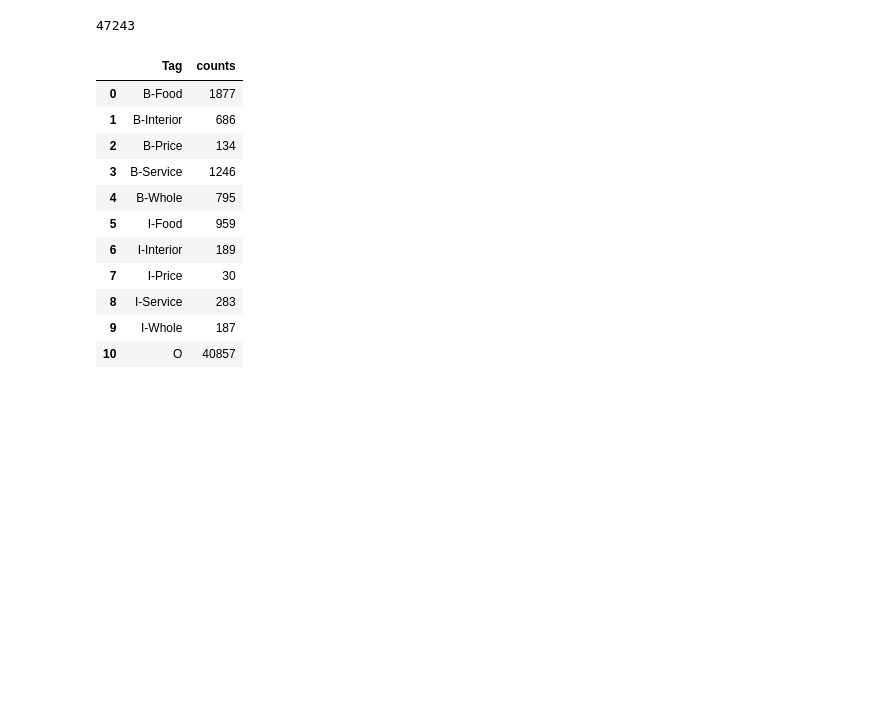
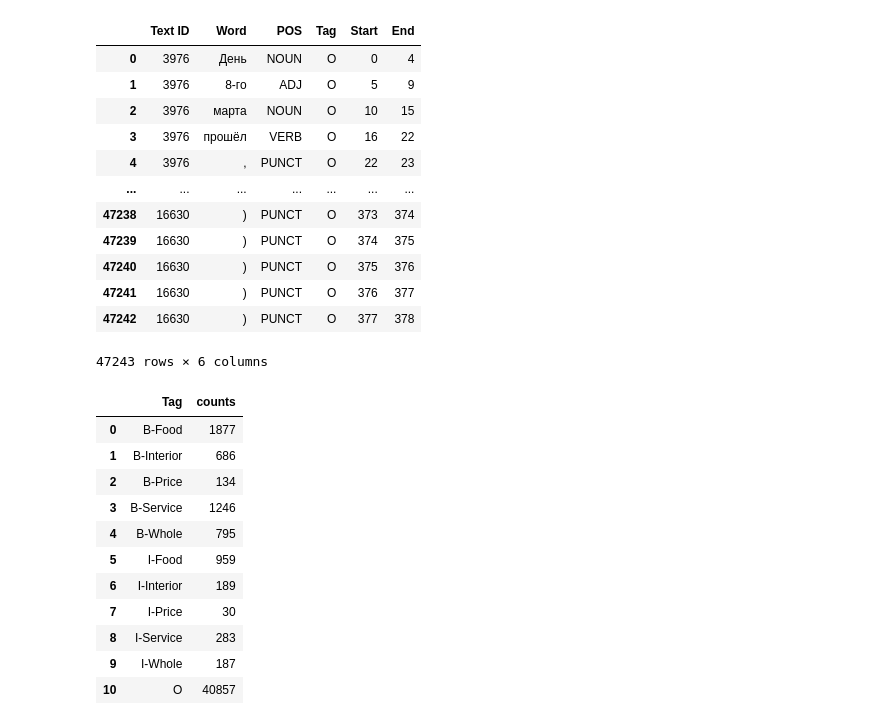
Before and after one commit to aaaksenova/NLP_ABSA_project, a Jupyter notebook: NLP_project.ipynb, the cells around one changed output. Drawn from its saved outputs; the diff is of its cells as text; code cells hidden in the pictures; blank space fills up the shorter version.

```diff
--- a/NLP_project.ipynb
+++ b/NLP_project.ipynb
@@ -138,7 +168,3 @@ for text_id, text in tqdm(reviews.items()):
-# %%
-len(sentences)
-# %% [output]
-47243
 # %%
 import numpy as np
 from sklearn.feature_extraction import DictVectorizer
@@ -154 +178,19 @@ df = pd.DataFrame({'Sentence #' : sentences, 'Word' : texts, 'POS' : poses, 'Tag
+# %%
+df = bio_tagger(reviews, aspects)
+# %%
+df
+# %% [output]
+|  | Text ID | Word | POS | Tag | Start | End |
+| 0 | 3976 | День | NOUN | O | 0 | 4 |
+| 1 | 3976 | 8-го | ADJ | O | 5 | 9 |
+| 2 | 3976 | марта | NOUN | O | 10 | 15 |
+| 3 | 3976 | прошёл | VERB | O | 16 | 22 |
+| 4 | 3976 | , | PUNCT | O | 22 | 23 |
+| ... | ... | ... | ... | ... | ... | ... |
+| 47238 | 16630 | ) | PUNCT | O | 373 | 374 |
+| 47239 | 16630 | ) | PUNCT | O | 374 | 375 |
+| 47240 | 16630 | ) | PUNCT | O | 375 | 376 |
+| 47241 | 16630 | ) | PUNCT | O | 376 | 377 |
+| 47242 | 16630 | ) | PUNCT | O | 377 | 378 |
+47243 rows × 6 columns
 # %%
```
Also changed, not shown: parts of 49 cells of this notebook.
